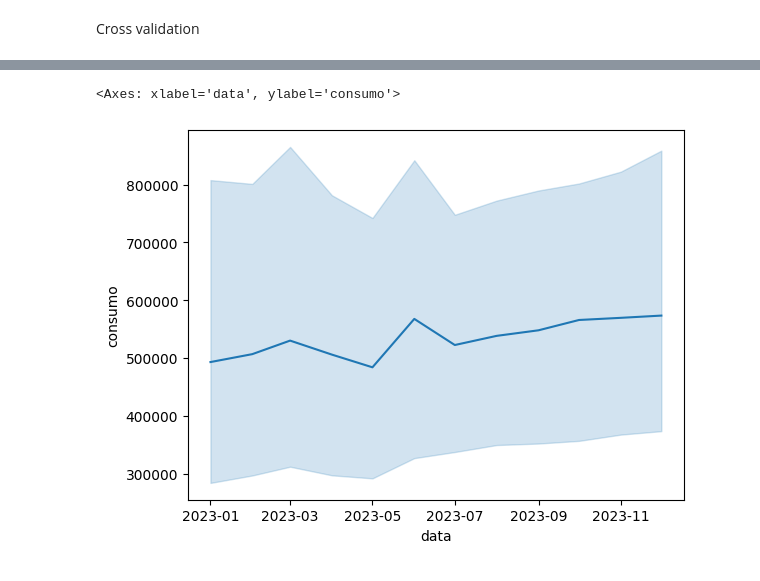
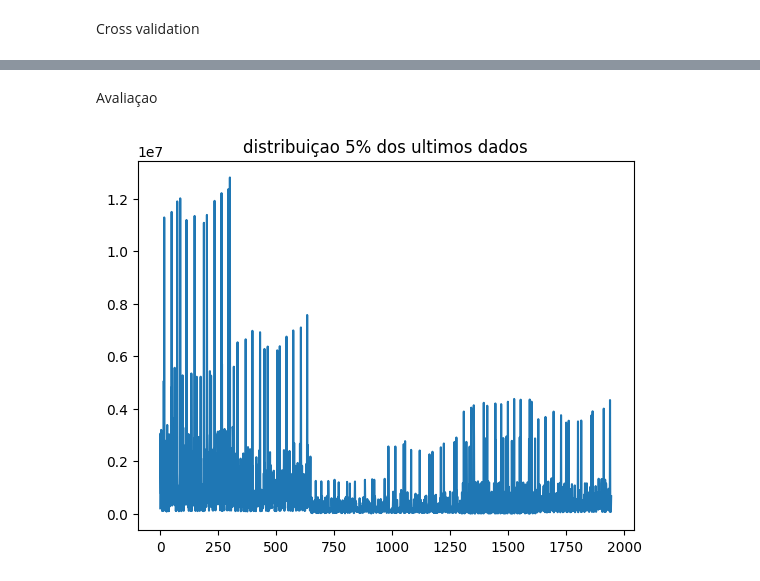
Before and after one commit to WesleySouza13/energy-consumption-forecast-br, a Jupyter notebook: Untitled-1.ipynb, the cells around one changed output, grey strips where cells are left out. Cells and saved outputs as stored; diff of their text form; code cells hidden in the pictures.

Commit message:
ultimo commit ate entao

```diff
--- a/Untitled-1.ipynb
+++ b/Untitled-1.ipynb
@@ -649,0 +661,5 @@ Fazendo prediçoes em janelas
+# %%
+#separaçao de x_valid para validarmos
+sample_size = int(len(df) * 0.05)
+x_valid = x[-sample_size:]
+x_valid
@@ -650,7 +681,10 @@ Fazendo prediçoes em janelas
+# %% [markdown]
+Avaliaçao
 # %%
 #pegando os 500 ultimos valores da serie para prediçoes
-y_def = time_series[-500:]
-sns.lineplot(y_def)
+y_valid = time_series[-sample_size:].ravel()
+sns.lineplot(y_valid)
+plt.title('distribuiçao 5% dos ultimos dados')
+plt.show()
 # %% [output]
-<Axes: xlabel='data', ylabel='consumo'>
-[figure, old version]
+[figure, new version]
```
Also changed, not shown: parts of 40 cells of this notebook, 2 other files.
